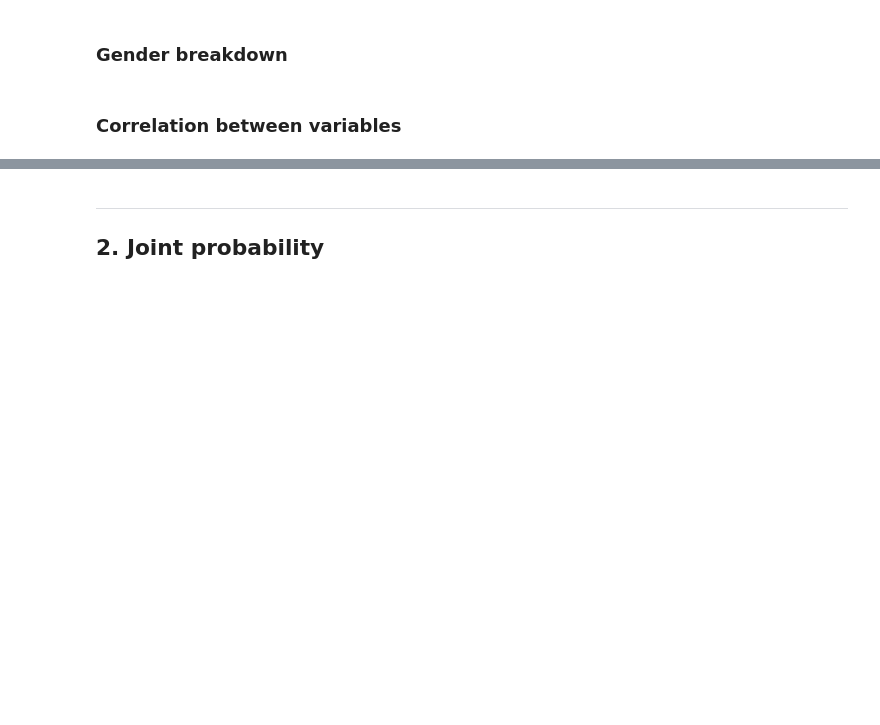
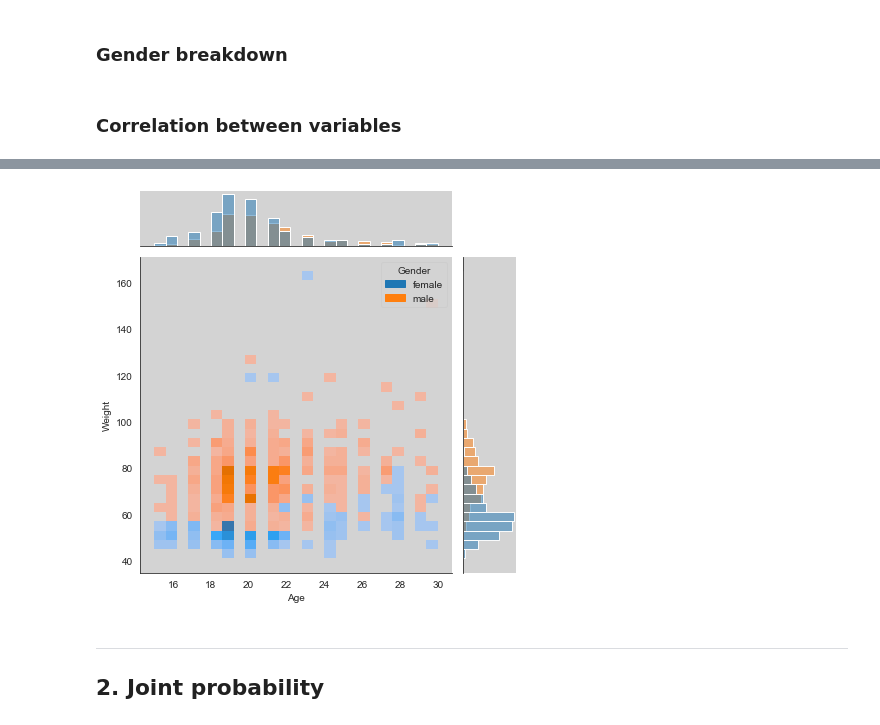
Before and after one commit to eudesz/AnyoneAI, a Jupyter notebook: Practice_Intro_to_Probability_and_Statistics.ipynb, the cells around one changed output, grey strips where cells are left out. Cells and saved outputs as stored; diff of their text form; code cells hidden in the pictures; blank space fills up the shorter version.

```diff
--- a/Practice_Intro_to_Probability_and_Statistics.ipynb
+++ b/Practice_Intro_to_Probability_and_Statistics.ipynb
@@ -104,3 +132,7 @@ pd.DataFrame(df_copy.apply(lambda x: x.isna().sum()), columns= ['# Missing Value
+# %%
+g= sns.jointplot(data= df_copy, x= 'Age', y= 'Weight', hue= 'Gender', kind= 'hist')
+# %% [output]
+[figure, added]
 # %% [markdown]
 ****
 ## 2. Joint probability
```
Also changed, not shown: parts of 14 cells of this notebook.
